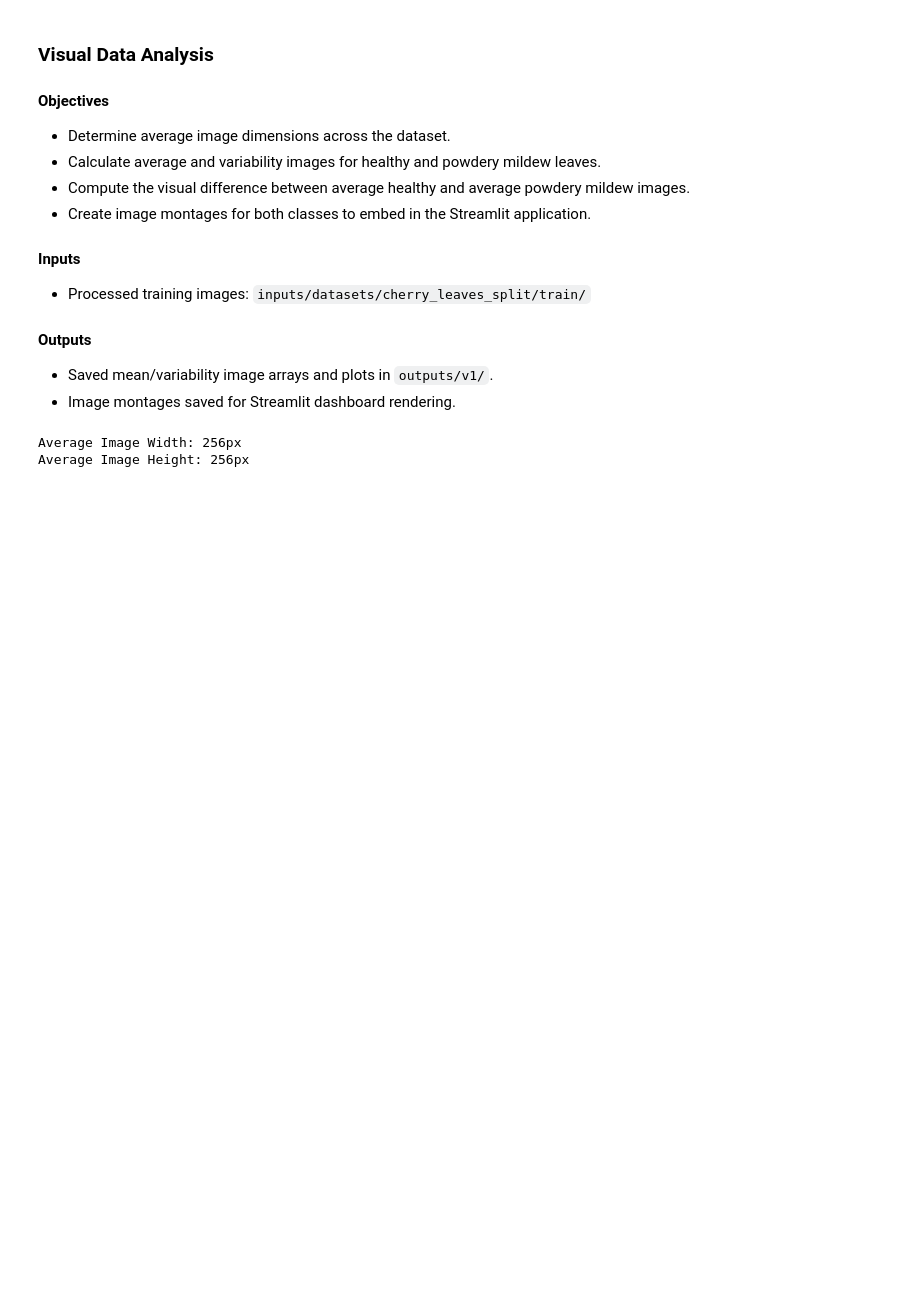
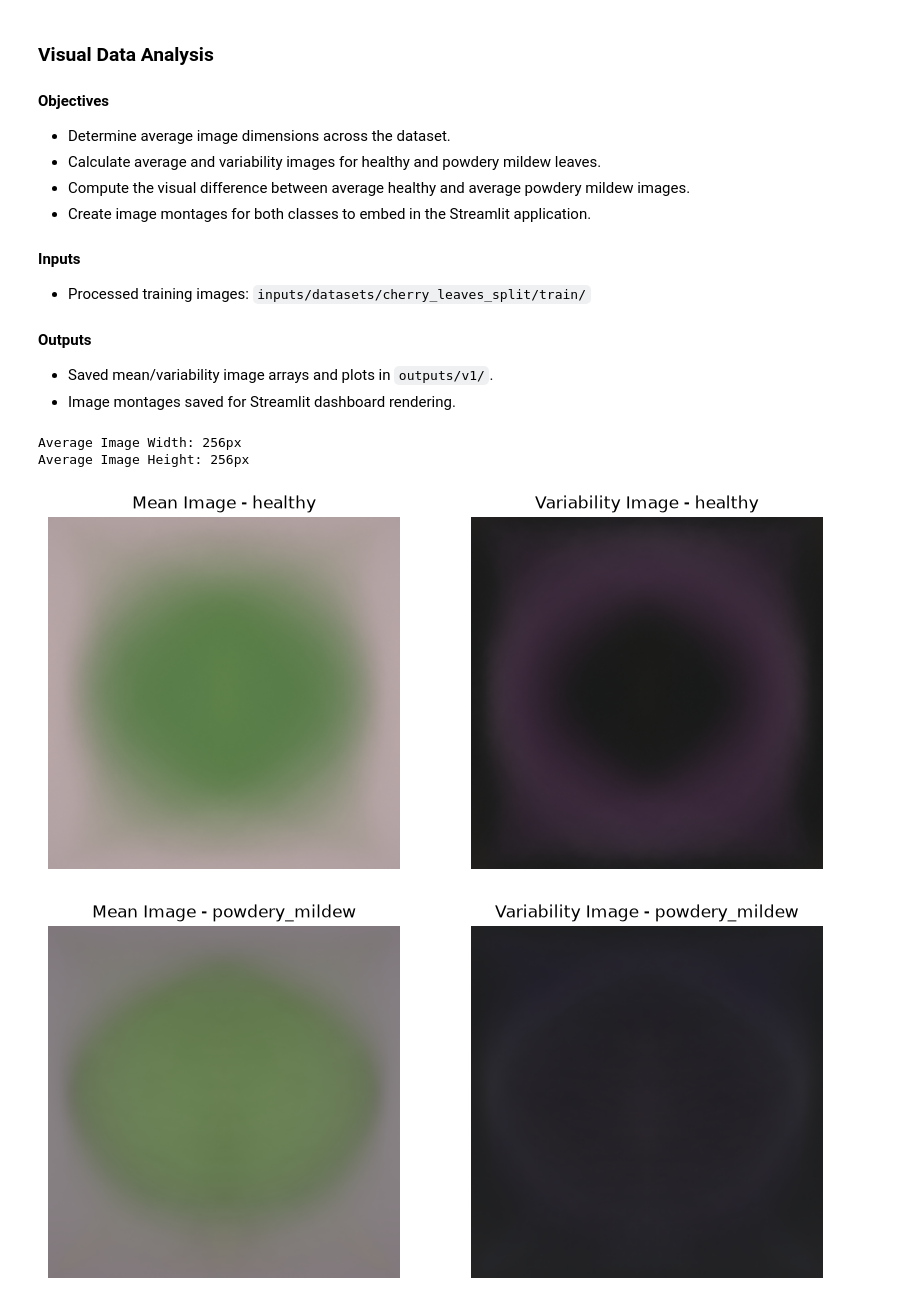
Before and after one commit to danielvivor/Mildew-detection, a Jupyter notebook: jupyter_notebooks/02_data_visualization.ipynb, the cells around one changed output. Cells and saved outputs as stored; diff of their text form; code cells hidden in the pictures; blank space fills up the shorter version.

```diff
--- a/jupyter_notebooks/02_data_visualization.ipynb
+++ b/jupyter_notebooks/02_data_visualization.ipynb
@@ -41,3 +41,48 @@ image_shape = (avg_dim1, avg_dim2, 3)
 # %% [output]
 Average Image Width: 256px
 Average Image Height: 256px
+# %%
+import os
+import numpy as np
+import matplotlib.pyplot as plt
+from keras.utils import load_img, img_to_array
+
+output_dir = 'outputs/v1'
+os.makedirs(output_dir, exist_ok=True)
+
+def mean_variability_images(data_dir, class_label, img_shape=(256, 256)):
+    images = []
+    class_path = os.path.join(data_dir, class_label)
+
+    for img_name in os.listdir(class_path):
+        img_path = os.path.join(class_path, img_name)
+        img = load_img(img_path, target_size=img_shape)
+        img_array = img_to_array(img) / 255.0
+        images.append(img_array)
+
+    images_array = np.array(images)
+    mean_img = np.mean(images_array, axis=0)
+    std_img = np.std(images_array, axis=0)
+
+    # Save arrays
+    np.save(os.path.join(output_dir, f'mean_{class_label}.npy'), mean_img)
+    np.save(os.path.join(output_dir, f'variability_{class_label}.npy'), std_img)
+
+    # Plot
+    fig, axes = plt.subplots(1, 2, figsize=(10, 5))
+    axes[0].imshow(mean_img)
+    axes[0].set_title(f'Mean Image - {class_label}')
+    axes[0].axis('off')
+
+    axes[1].imshow(std_img)
+    axes[1].set_title(f'Variability Image - {class_label}')
+    axes[1].axis('off')
+
+    plt.savefig(os.path.join(output_dir, f'mean_var_{class_label}.png'), bbox_inches='tight')
+    plt.show()
+
+mean_variability_images(train_path, 'healthy')
+mean_variability_images(train_path, 'powdery_mildew')
+# %% [output]
+[figure, added]
+[figure, added]
```
Also changed, not shown: 1 other file.
